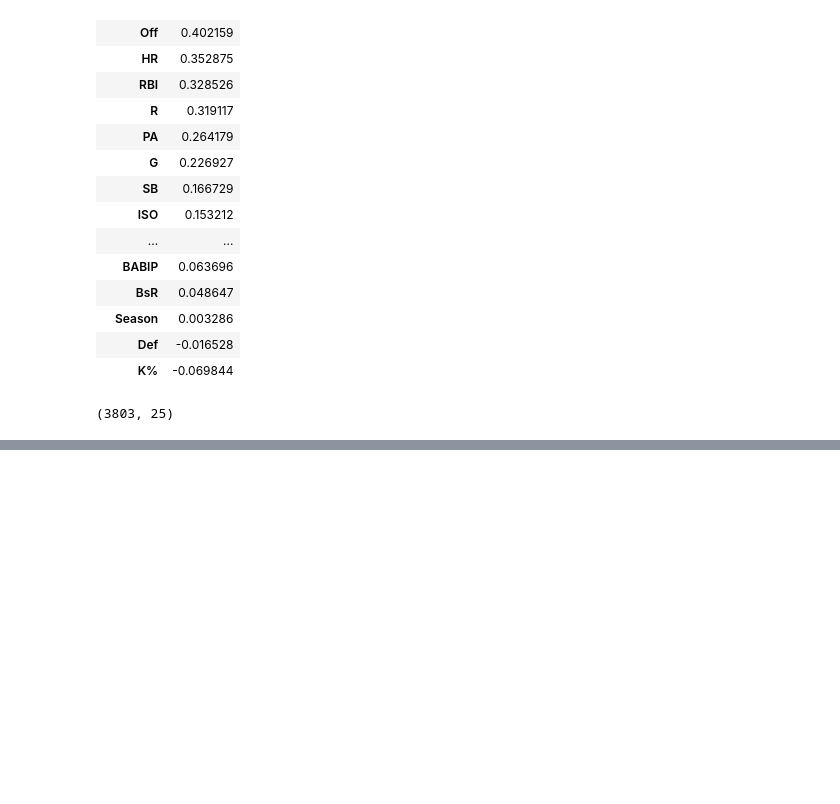
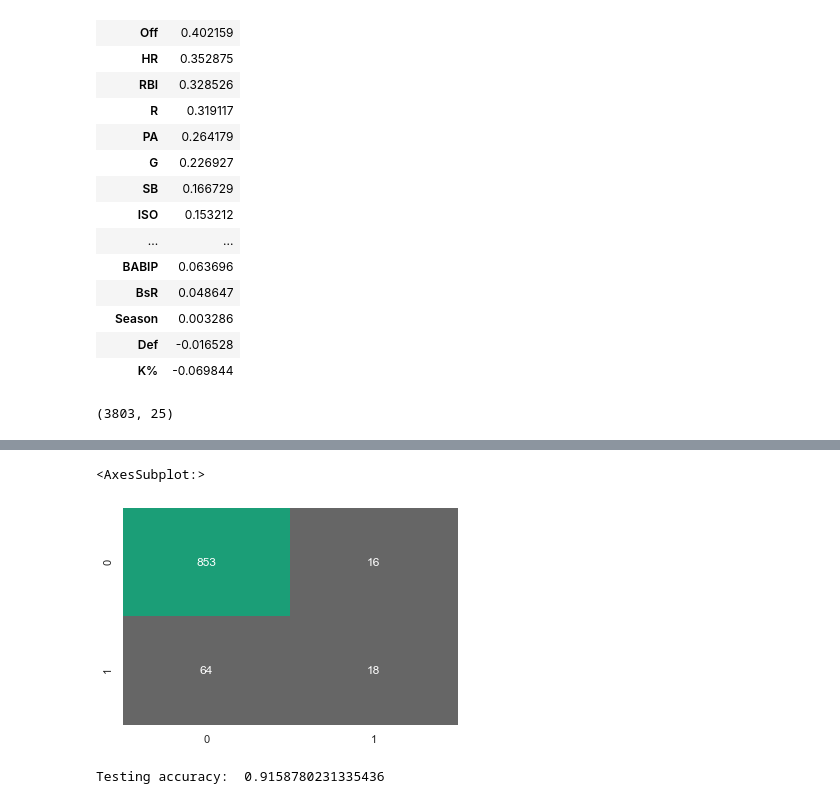
Before and after one commit to cgspartz/ds201_Project31, a Jupyter notebook: ProjectCode.ipynb, the cells around one changed output, grey strips where cells are left out. Cells and saved outputs as stored; diff of their text form; code cells hidden in the pictures; blank space fills up the shorter version.

```diff
--- a/ProjectCode.ipynb
+++ b/ProjectCode.ipynb
@@ -90,0 +144,11 @@ star3[traditional]
+# %%
+testPred = trainStars.predict(sm.add_constant(xtest))
+testPred = round(testPred)
+sns.heatmap(confusion_matrix(ytest, testPred), annot=True, cbar=False, fmt='n', cmap='Dark2_r')
+# %% [output]
+<AxesSubplot:>
+[figure, added]
+# %%
+print("Testing accuracy: ", metrics.accuracy_score(ytest, testPred))
+# %% [output]
+Testing accuracy:  0.9158780231335436
```
Also changed, not shown: parts of 40 cells of this notebook, 5 other files.
